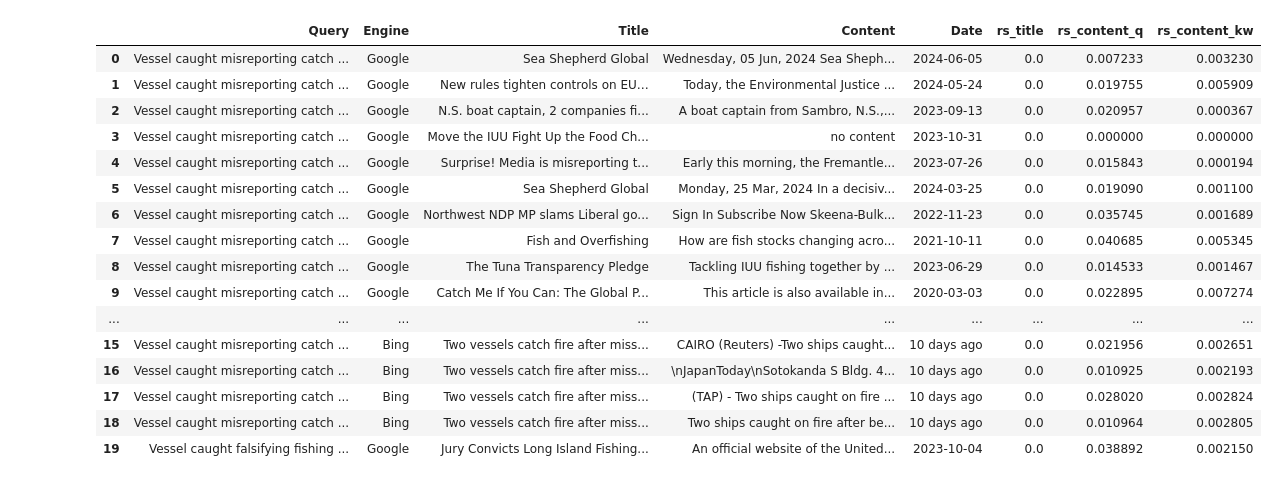
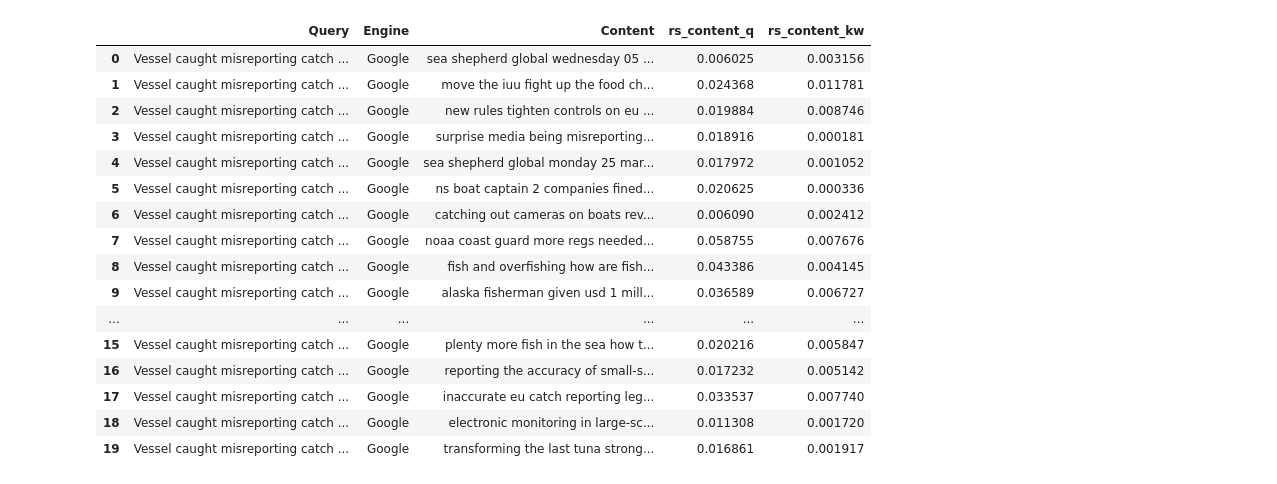
Before and after one commit to cdjuikem/NCI2, a Jupyter notebook: CODES/Data_analyse.ipynb, the cells around one changed output. Cells and saved outputs as stored; diff of their text form; code cells hidden in the pictures.

```diff
--- a/CODES/Data_analyse.ipynb
+++ b/CODES/Data_analyse.ipynb
@@ -2,7 +2,8 @@
 import pandas as pd
 
 
-df= pd.read_csv('data_collected_google_bing.csv')
+#df= pd.read_excel('df_content.xlsx')
+df= pd.read_excel('cleaned_for_classification.xlsx')
 # %%
 df.head()
 # %% [output]
@@ -23,0 +26,3 @@ Name: Title, dtype: int64
+# %%
+# Drop rows where Engine is 'Yahoo'
+df = df[df['Engine'] != 'Yahoo']
@@ -32,27 +45,0 @@ df.describe()
-# %%
-import re
-
-###### clean_word is with a subroutine of rep_word_text, dealing with one group of words
-def clean_word(text, group):
-    if len(group) == 1:
-        return text
-    elif len(group) != 1:
-        updated_text = text
-        for i in range(1,len(group)):
-            pattern = r'\b{}\b'.format(re.escape(group[i]))
-            updated_text = re.sub(pattern, group[0], updated_text)
-        return updated_text
-    else:
-        print("The word group is empty")
-        return None
-
-##### Here word_group_list is the list of word groups.
-def rep_word_text(text, word_group_list):
-    if len(word_group_list) != 0:
-        new_text = text
-        for i in range(len(word_group_list)):
-            new_text = clean_word(new_text, word_group_list[i])
-        return new_text
-    else:
-        print("the word group list is invalid")
-        return None
@@ -170,7 +101,7 @@ vectorizer = TfidfVectorizer()
 # Combine all text data (queries, titles, and content) for consistent vectorization
 #all_texts = df['Query'].tolist() + df['Title'].tolist() \
 #+ df['Content'].tolist()+ keywords
-all_texts = df['Query'].tolist() + df['Title'].tolist() + df['Content'].tolist()+ keywords
+all_texts = df['Query'].tolist() + df['Content'].tolist()+ keywords
 
 
 
@@ -183,69 +114,61 @@ vectorizer.fit(all_texts)
 
 # Transform queries, titles, and content separately
 query_vectors = vectorizer.transform(df['Query'].tolist())
-title_vectors = vectorizer.transform(df['Title'].tolist())
 content_vectors = vectorizer.transform(df['Content'].tolist())
 keywords_vectors = vectorizer.transform(keywords)
 
 
 
 # Calculate cosine similarity
-relevance_scores_title = []
 relevance_scores_content = []
 relevance_scores_keywords = []
 
-num_documents = len(df)
-num_keywords = len(keywords)
 
 for i in range(len(df)):
     query_vector = query_vectors[i]
     title_vector = title_vectors[i]
     content_vector = content_vectors[i]
    # keywords_vector = keywords_vectors[i]
 
 
-    #rs_title = cosine_similarity(query_vector, title_vector)[0][0]
     rs_content_q = cosine_similarity(query_vector, content_vector)[0][0]
     #rs_content_kw = cosine_similarity(keywords_vector, content_vector)[0][0]
 
      # Calculate the average similarity score for the keyword groups
     rs_content_kw = 0
     for j in range(len(keywords)):
         keywords_vector = keywords_vectors[j]
         rs_content_kw += cosine_similarity(keywords_vector, content_vector)[0][0]
-        rs_title = cosine_similarity(keywords_vector, title_vector)[0][0]
     rs_content_kw /= len(keywords)  # Average similarity for all keyword groups
-    rs_title /= len(keywords)
 
-    relevance_scores_title.append(rs_title)
+
     relevance_scores_content.append(rs_content_q)
     relevance_scores_keywords.append(rs_content_kw)
 
 # Add relevance scores to the DataFrame
-df['rs_title'] = relevance_scores_title
 df['rs_content_q'] = relevance_scores_content
 df['rs_content_kw'] = relevance_scores_keywords
 
 
 df.head(20)
 # %% [output]
-|  | Query | Engine | Title | Content | Date | rs_title | rs_content_q | rs_content_kw |
-| 0 | Vessel caught misreporting catch ... | Google | Sea Shepherd Global | Wednesday, 05 Jun, 2024 Sea Sheph... | 2024-06-05 | 0.0 | 0.007233 | 0.003230 |
-| 1 | Vessel caught misreporting catch ... | Google | New rules tighten controls on EU… | Today, the Environmental Justice ... | 2024-05-24 | 0.0 | 0.019755 | 0.005909 |
-| 2 | Vessel caught misreporting catch ... | Google | N.S. boat captain, 2 companies fi... | A boat captain from Sambro, N.S.,... | 2023-09-13 | 0.0 | 0.020957 | 0.000367 |
-| 3 | Vessel caught misreporting catch ... | Google | Move the IUU Fight Up the Food Ch... | no content | 2023-10-31 | 0.0 | 0.000000 | 0.000000 |
-| 4 | Vessel caught misreporting catch ... | Google | Surprise! Media is misreporting t... | Early this morning, the Fremantle... | 2023-07-26 | 0.0 | 0.015843 | 0.000194 |
-| 5 | Vessel caught misreporting catch ... | Google | Sea Shepherd Global | Monday, 25 Mar, 2024 In a decisiv... | 2024-03-25 | 0.0 | 0.019090 | 0.001100 |
-| 6 | Vessel caught misreporting catch ... | Google | Northwest NDP MP slams Liberal go... | Sign In Subscribe Now Skeena-Bulk... | 2022-11-23 | 0.0 | 0.035745 | 0.001689 |
-| 7 | Vessel caught misreporting catch ... | Google | Fish and Overfishing | How are fish stocks changing acro... | 2021-10-11 | 0.0 | 0.040685 | 0.005345 |
-| 8 | Vessel caught misreporting catch ... | Google | The Tuna Transparency Pledge | Tackling IUU fishing together by ... | 2023-06-29 | 0.0 | 0.014533 | 0.001467 |
-| 9 | Vessel caught misreporting catch ... | Google | Catch Me If You Can: The Global P... | This article is also available in... | 2020-03-03 | 0.0 | 0.022895 | 0.007274 |
-| ... | ... | ... | ... | ... | ... | ... | ... | ... |
-| 15 | Vessel caught misreporting catch ... | Bing | Two vessels catch fire after miss... | CAIRO (Reuters) -Two ships caught... | 10 days ago | 0.0 | 0.021956 | 0.002651 |
-| 16 | Vessel caught misreporting catch ... | Bing | Two vessels catch fire after miss... | \nJapanToday\nSotokanda S Bldg. 4... | 10 days ago | 0.0 | 0.010925 | 0.002193 |
-| 17 | Vessel caught misreporting catch ... | Bing | Two vessels catch fire after miss... | (TAP) - Two ships caught on fire ... | 10 days ago | 0.0 | 0.028020 | 0.002824 |
-| 18 | Vessel caught misreporting catch ... | Bing | Two vessels catch fire after miss... | Two ships caught on fire after be... | 10 days ago | 0.0 | 0.010964 | 0.002805 |
-| 19 | Vessel caught falsifying fishing ... | Google | Jury Convicts Long Island Fishing... | An official website of the United... | 2023-10-04 | 0.0 | 0.038892 | 0.002150 |
+|  | Query | Engine | Content | rs_content_q | rs_content_kw |
+| 0 | Vessel caught misreporting catch ... | Google | sea shepherd global wednesday 05 ... | 0.006025 | 0.003156 |
+| 1 | Vessel caught misreporting catch ... | Google | move the iuu fight up the food ch... | 0.024368 | 0.011781 |
+| 2 | Vessel caught misreporting catch ... | Google | new rules tighten controls on eu ... | 0.019884 | 0.008746 |
+| 3 | Vessel caught misreporting catch ... | Google | surprise media being misreporting... | 0.018916 | 0.000181 |
+| 4 | Vessel caught misreporting catch ... | Google | sea shepherd global monday 25 mar... | 0.017972 | 0.001052 |
+| 5 | Vessel caught misreporting catch ... | Google | ns boat captain 2 companies fined... | 0.020625 | 0.000336 |
+| 6 | Vessel caught misreporting catch ... | Google | catching out cameras on boats rev... | 0.006090 | 0.002412 |
+| 7 | Vessel caught misreporting catch ... | Google | noaa coast guard more regs needed... | 0.058755 | 0.007676 |
+| 8 | Vessel caught misreporting catch ... | Google | fish and overfishing how are fish... | 0.043386 | 0.004145 |
+| 9 | Vessel caught misreporting catch ... | Google | alaska fisherman given usd 1 mill... | 0.036589 | 0.006727 |
+| ... | ... | ... | ... | ... | ... |
+| 15 | Vessel caught misreporting catch ... | Google | plenty more fish in the sea how t... | 0.020216 | 0.005847 |
+| 16 | Vessel caught misreporting catch ... | Google | reporting the accuracy of small-s... | 0.017232 | 0.005142 |
+| 17 | Vessel caught misreporting catch ... | Google | inaccurate eu catch reporting leg... | 0.033537 | 0.007740 |
+| 18 | Vessel caught misreporting catch ... | Google | electronic monitoring in large-sc... | 0.011308 | 0.001720 |
+| 19 | Vessel caught misreporting catch ... | Google | transforming the last tuna strong... | 0.016861 | 0.001917 |
 # %%
 import matplotlib.pyplot as plt
 import seaborn as sns
```
Also changed, not shown: parts of 16 cells of this notebook.
